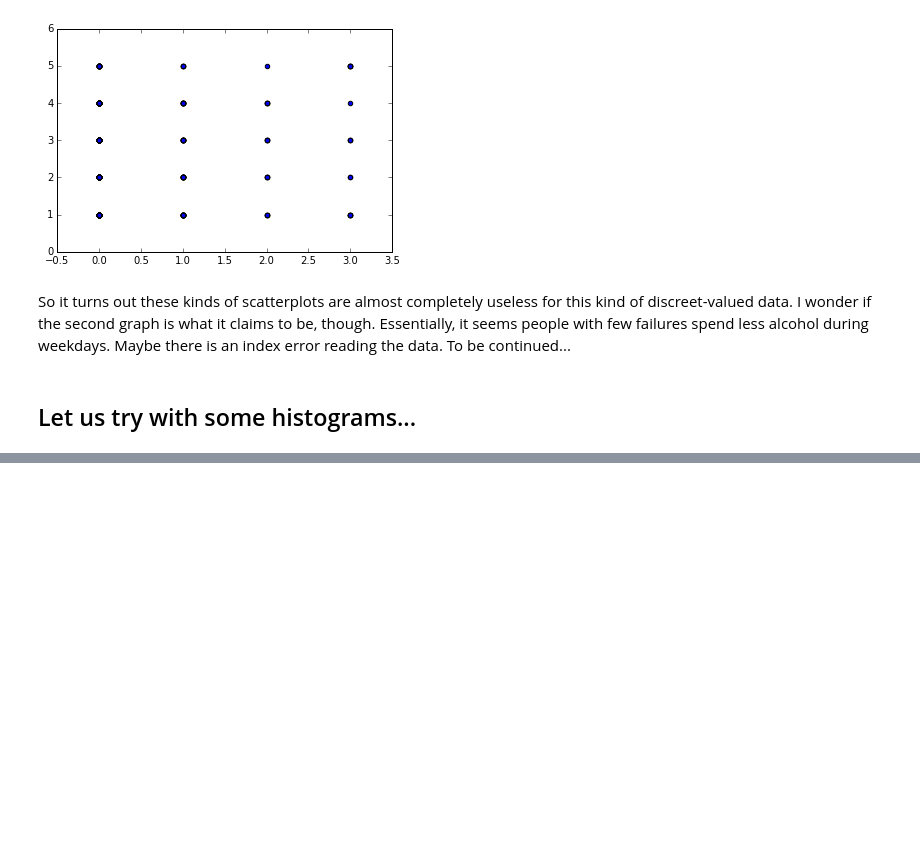
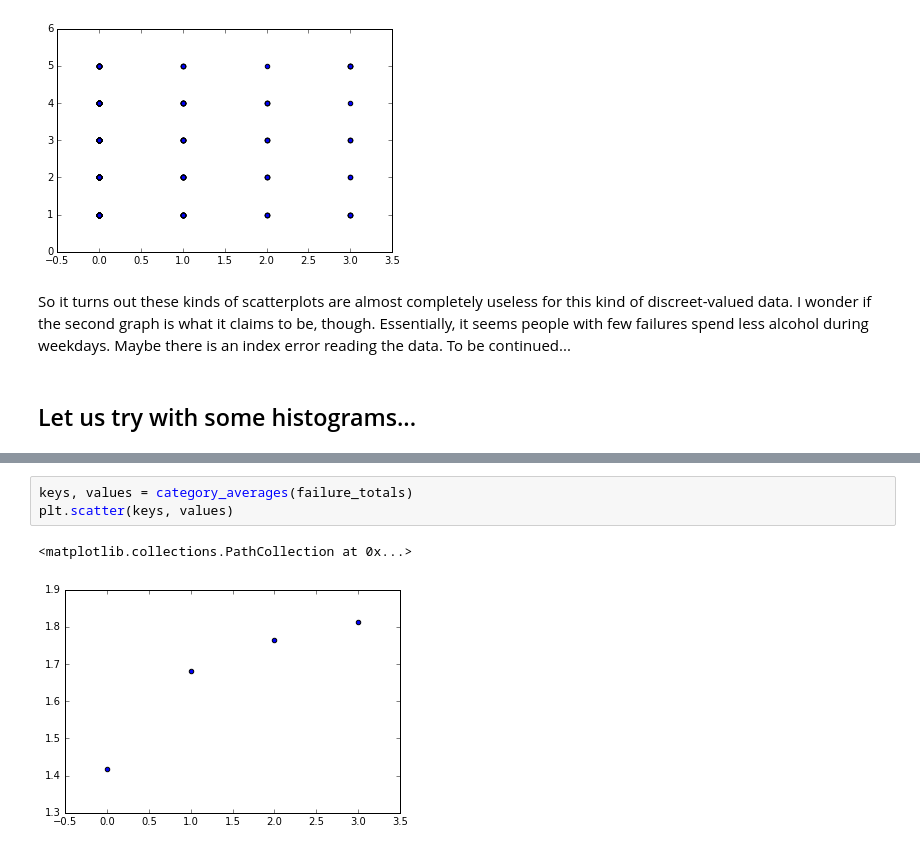
Before and after one commit to jtirila/data-exploration-snippets, a Jupyter notebook: case-studies/student-alcohol-consumption/student-alcohol-consumption.ipynb, the cells around one changed output, grey strips where cells are left out. Cells and saved outputs as stored; diff of their text form; blank space fills up the shorter version.

```diff
--- a/case-studies/student-alcohol-consumption/student-alcohol-consumption.ipynb
+++ b/case-studies/student-alcohol-consumption/student-alcohol-consumption.ipynb
@@ -122,0 +165,6 @@ plt.scatter(keys, values)
+# %%
+keys, values = category_averages(failure_totals)
+plt.scatter(keys, values)
+# %% [output]
+<matplotlib.collections.PathCollection at 0x...>
+[figure, added]
```
Also changed, not shown: parts of 18 cells of this notebook.
